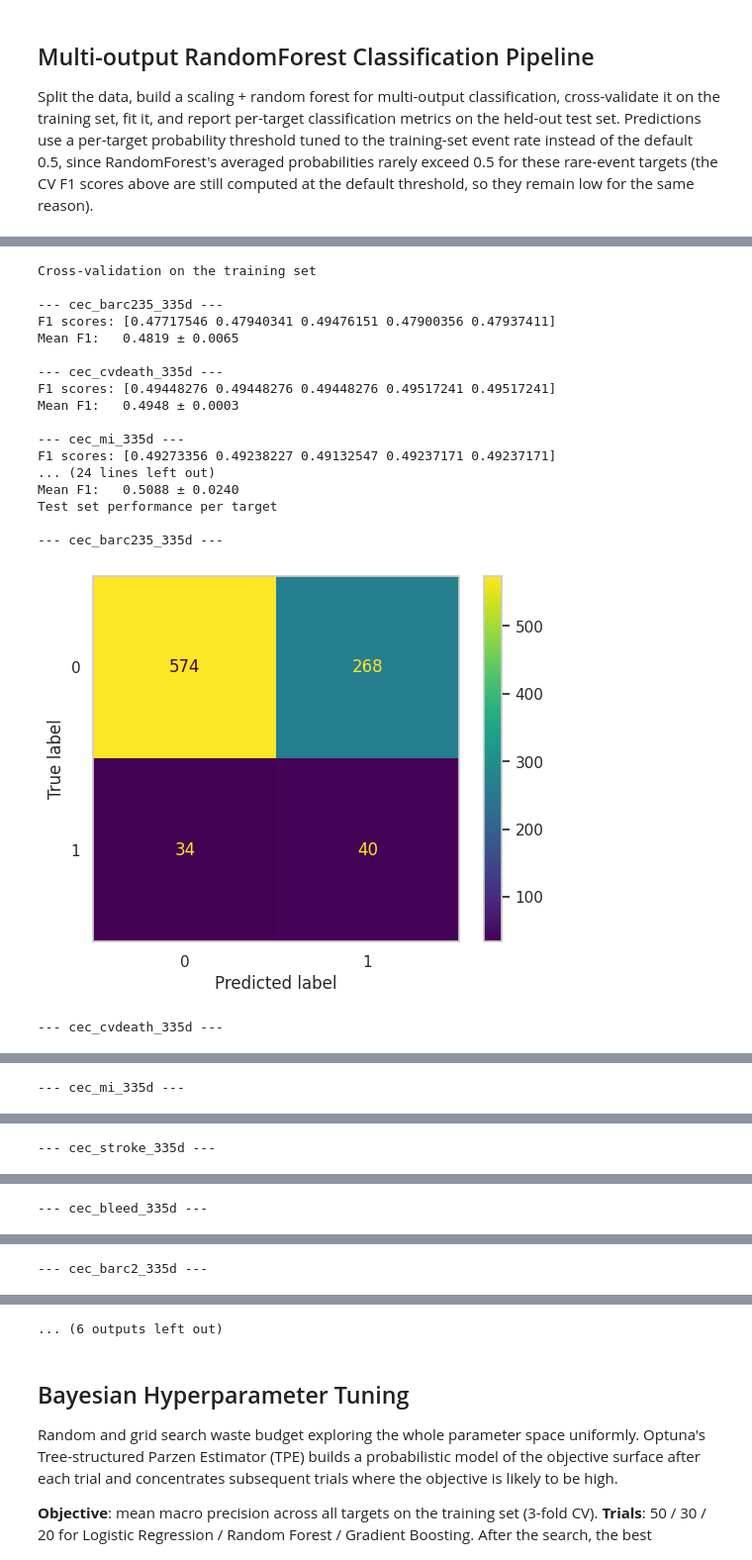
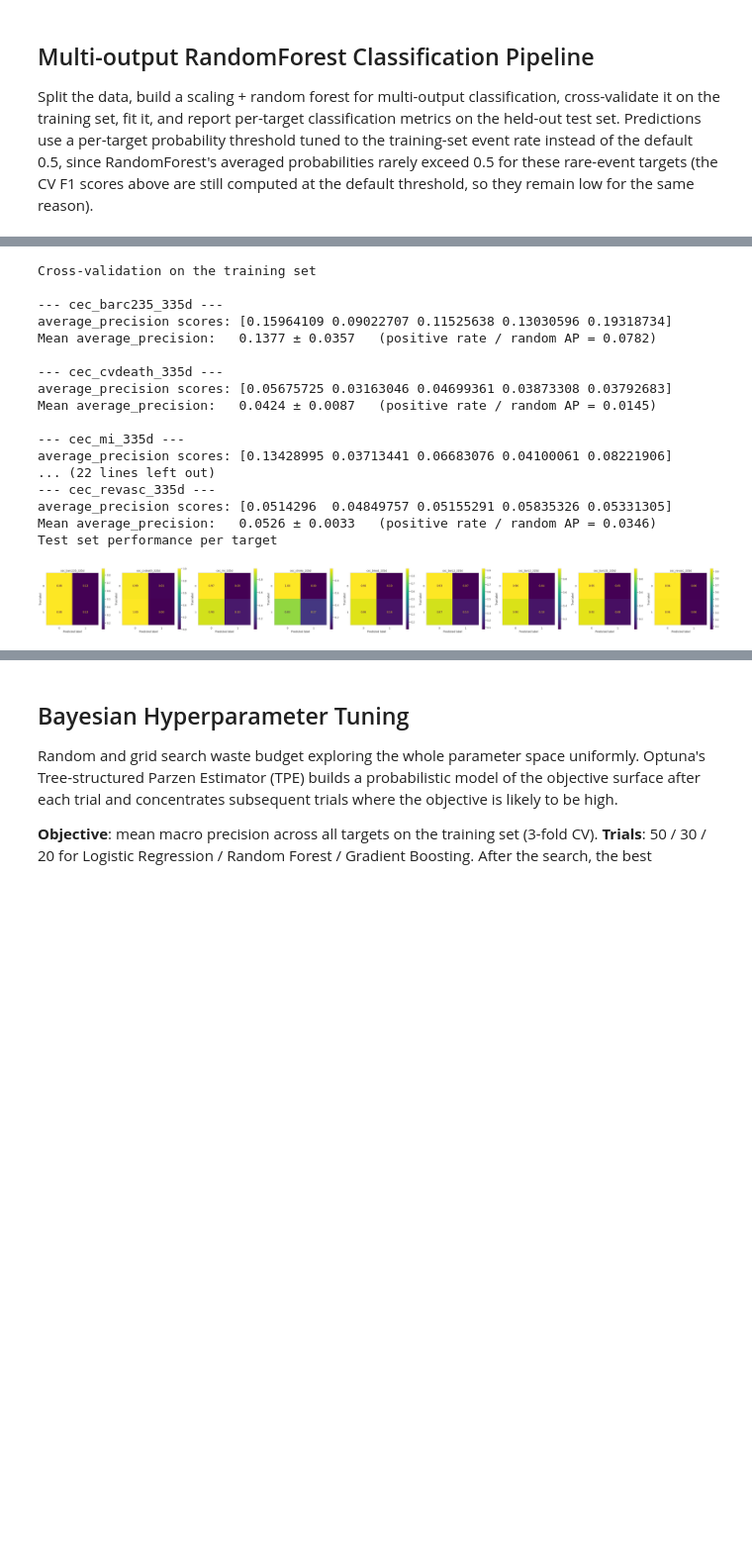
Before and after one commit to TommasoPioda/CATE-estimation-on-the-MASTER-DAPT-trial, a Jupyter notebook: simple_ml_models/bi-class/01_single_ML.ipynb, the cells around one changed output, grey strips where cells are left out. Shown at 99% size. Drawn from its saved outputs; the diff is of its cells as text; code cells hidden in the pictures; blank space fills up the shorter version.

```diff
--- a/simple_ml_models/bi-class/01_single_ML.ipynb
+++ b/simple_ml_models/bi-class/01_single_ML.ipynb
@@ -212,50 +194,47 @@ X_test = X_test.select_dtypes(include=[np.number])    # keep numeric features on
 # class_weight='balanced' reweights the impurity/leaf-value computation, but
 # unlike LogisticRegression it does not shift the 0.5 decision threshold used
 # by .predict(): at a ~7-11% event rate the averaged probability across all
 # trees rarely exceeds 0.5, so .predict() would return 0 for every sample.
 pipe = Pipeline([
     ('imputer', SimpleImputer(strategy='median')),
     ('scaler', RobustScaler()),
     ('classifier', MultiOutputClassifier(
-        GradientBoostingClassifier(random_state=42)
+        HistGradientBoostingClassifier(random_state=42)
     ))
 ])
 
 print('Cross-validation on the training set')
 evaluate_pipeline(X_train, y_train, pipe, average='macro')
 
 # Fit on the full training set after the CV estimate above
 pipe.fit(X_train, y_train)
 
 print('Test set performance per target')
-# Use each target's training-set event rate as its decision threshold
-# instead of the default 0.5 (see predict_with_threshold above).
-thresholds = y_train.mean().to_numpy()
+# Per-target threshold = (1 - event_rate) quantile of out-of-fold CV
+# probabilities, so the predicted positive rate tracks the true event rate
+# (see event_rate_thresholds; the raw event rate over-predicts here).
+thresholds = event_rate_thresholds(pipe, X_train, y_train)
 y_pred = predict_with_threshold(pipe, X_test, thresholds)
-for i, col in enumerate(y_test.columns):
-    print(f"\n--- {col} ---")
-    disp = ConfusionMatrixDisplay.from_predictions(y_test.iloc[:, i], y_pred[:, i])
-    disp.ax_.grid(False)
-    plt.show()
+
+plot_confusion_matrices(y_test, y_pred)
 
 save_pipeline(MODULE_DIR, pipe, 'GB_sf_multioutput')
 # %% [output]
 Cross-validation on the training set
 
 --- cec_barc235_335d ---
-F1 scores: [0.47717546 0.47940341 0.49476151 0.47900356 0.47937411]
-Mean F1:   0.4819 ± 0.0065
+average_precision scores: [0.15964109 0.09022707 0.11525638 0.13030596 0.19318734]
+Mean average_precision:   0.1377 ± 0.0357   (positive rate / random AP = 0.0782)
 
 --- cec_cvdeath_335d ---
-F1 scores: [0.49448276 0.49448276 0.49448276 0.49517241 0.49517241]
-Mean F1:   0.4948 ± 0.0003
+average_precision scores: [0.05675725 0.03163046 0.04699361 0.03873308 0.03792683]
+Mean average_precision:   0.0424 ± 0.0087   (positive rate / random AP = 0.0145)
 
 --- cec_mi_335d ---
-F1 scores: [0.49273356 0.49238227 0.49132547 0.49237171 0.49237171]
-... (24 lines left out)
-Mean F1:   0.5088 ± 0.0240
+average_precision scores: [0.13428995 0.03713441 0.06683076 0.04100061 0.08221906]
+... (22 lines left out)
+--- cec_revasc_335d ---
+average_precision scores: [0.0514296  0.04849757 0.05155291 0.05835326 0.05331305]
+Mean average_precision:   0.0526 ± 0.0033   (positive rate / random AP = 0.0346)
 Test set performance per target
-
---- cec_barc235_335d ---
-[figure, old version]
+[figure, new version]
---- cec_cvdeath_335d ---
@@ -263 +240,0 @@ Test set performance per target
---- cec_mi_335d ---
@@ -265 +240,0 @@ Test set performance per target
---- cec_stroke_335d ---
@@ -267 +240,0 @@ Test set performance per target
---- cec_bleed_335d ---
@@ -269 +240,0 @@ Test set performance per target
---- cec_barc2_335d ---
@@ -271,4 +241,3 @@ Test set performance per target
-... (6 outputs left out)
 # %% [markdown]
 ## Bayesian Hyperparameter Tuning
 
```
Also changed, not shown: parts of 13 cells of this notebook, 7 other files.
